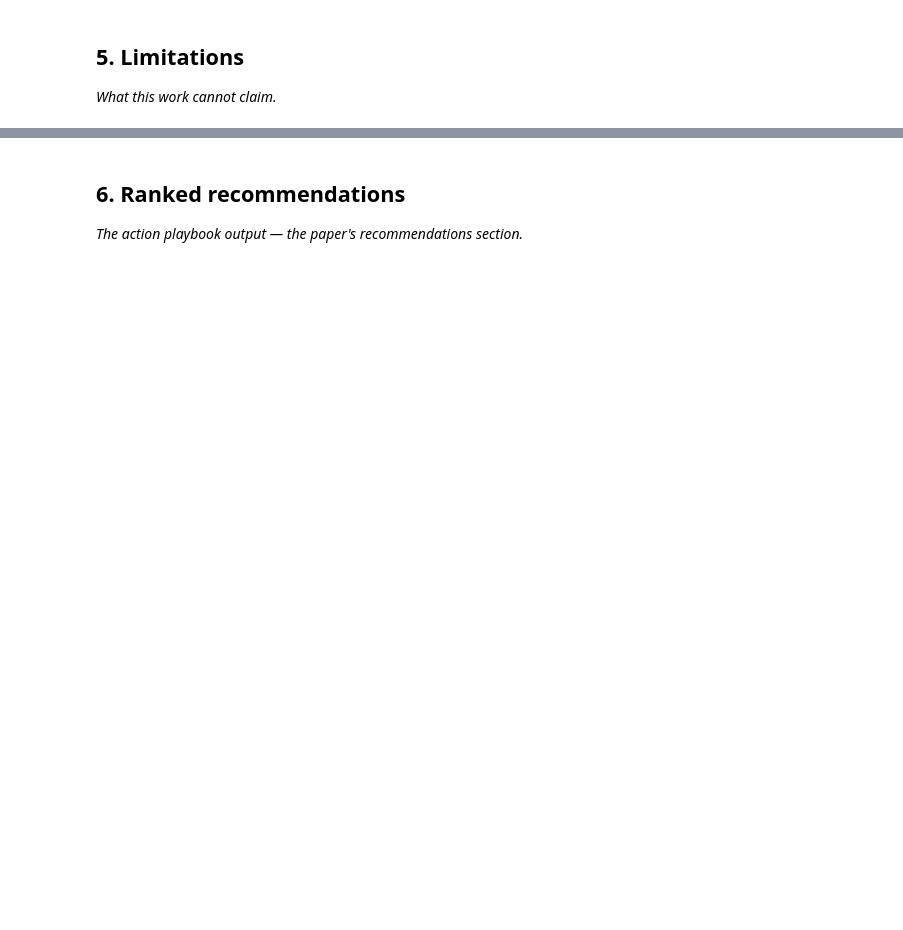
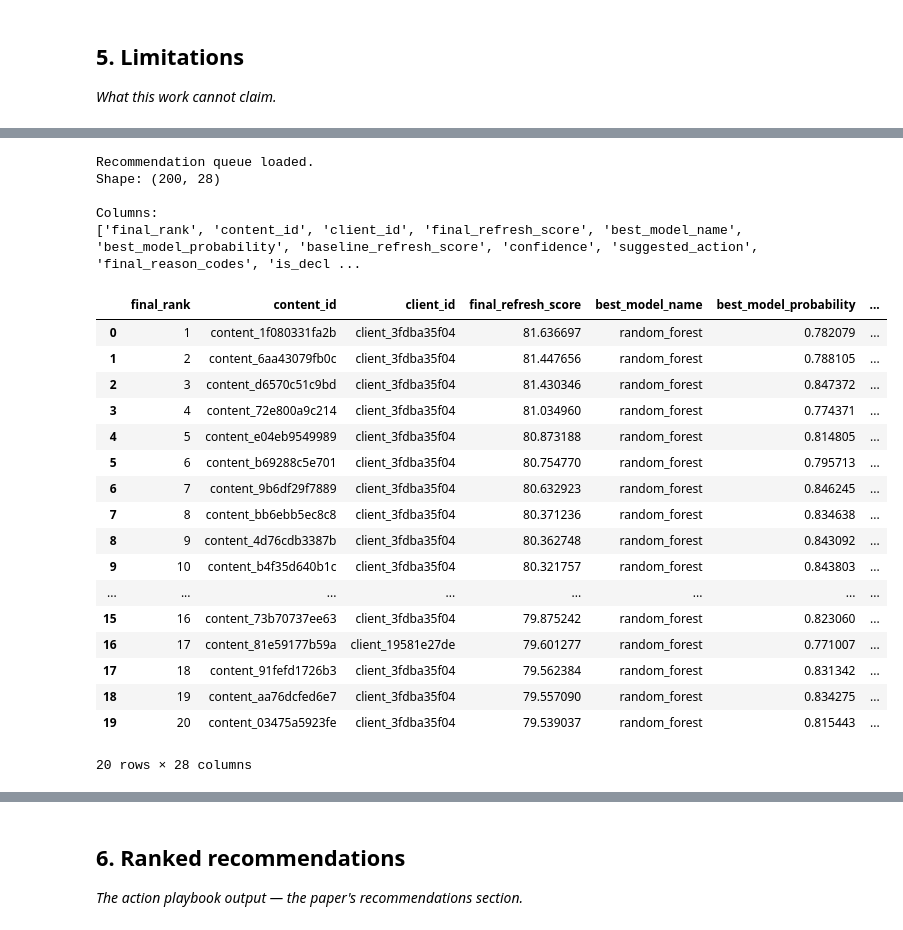
Before and after one commit to krihna7/flyrank-ML-internship, a Jupyter notebook: work/notebooks/capstone.ipynb, the cells around one changed output, grey strips where cells are left out. Cells and saved outputs as stored; diff of their text form; code cells hidden in the pictures; blank space fills up the shorter version.

```diff
--- a/work/notebooks/capstone.ipynb
+++ b/work/notebooks/capstone.ipynb
@@ -28,0 +367,45 @@ This skeleton is yours to fill. Work the sections **in order** — each one has
+# %%
+# Section 6 — Load Ranked Recommendation Queue
+
+from pathlib import Path
+import pandas as pd
+
+QUEUE_PATH = Path(
+    "/content/flyrank-ML-internship/outputs/refresh_queue_sample.csv"
+)
+
+refresh_queue = pd.read_csv(QUEUE_PATH)
+
+print("Recommendation queue loaded.")
+print("Shape:", refresh_queue.shape)
+
+print("\nColumns:")
+print(refresh_queue.columns.tolist())
+
+# Show the highest-ranked recommendations
+
+display(refresh_queue.head(20))
+# %% [output]
+Recommendation queue loaded.
+Shape: (200, 28)
+
+Columns:
+['final_rank', 'content_id', 'client_id', 'final_refresh_score', 'best_model_name', 'best_model_probability', 'baseline_refresh_score', 'confidence', 'suggested_action', 'final_reason_codes', 'is_decl ...
+|  | final_rank | content_id | client_id | final_refresh_score | best_model_name | best_model_probability | ... |
+| 0 | 1 | content_1f080331fa2b | client_3fdba35f04 | 81.636697 | random_forest | 0.782079 | ... |
+| 1 | 2 | content_6aa43079fb0c | client_3fdba35f04 | 81.447656 | random_forest | 0.788105 | ... |
+| 2 | 3 | content_d6570c51c9bd | client_3fdba35f04 | 81.430346 | random_forest | 0.847372 | ... |
+| 3 | 4 | content_72e800a9c214 | client_3fdba35f04 | 81.034960 | random_forest | 0.774371 | ... |
+| 4 | 5 | content_e04eb9549989 | client_3fdba35f04 | 80.873188 | random_forest | 0.814805 | ... |
+| 5 | 6 | content_b69288c5e701 | client_3fdba35f04 | 80.754770 | random_forest | 0.795713 | ... |
+| 6 | 7 | content_9b6df29f7889 | client_3fdba35f04 | 80.632923 | random_forest | 0.846245 | ... |
+| 7 | 8 | content_bb6ebb5ec8c8 | client_3fdba35f04 | 80.371236 | random_forest | 0.834638 | ... |
+| 8 | 9 | content_4d76cdb3387b | client_3fdba35f04 | 80.362748 | random_forest | 0.843092 | ... |
+| 9 | 10 | content_b4f35d640b1c | client_3fdba35f04 | 80.321757 | random_forest | 0.843803 | ... |
+| ... | ... | ... | ... | ... | ... | ... | ... |
+| 15 | 16 | content_73b70737ee63 | client_3fdba35f04 | 79.875242 | random_forest | 0.823060 | ... |
+| 16 | 17 | content_81e59177b59a | client_19581e27de | 79.601277 | random_forest | 0.771007 | ... |
+| 17 | 18 | content_91fefd1726b3 | client_3fdba35f04 | 79.562384 | random_forest | 0.831342 | ... |
+| 18 | 19 | content_aa76dcfed6e7 | client_3fdba35f04 | 79.557090 | random_forest | 0.834275 | ... |
+| 19 | 20 | content_03475a5923fe | client_3fdba35f04 | 79.539037 | random_forest | 0.815443 | ... |
+20 rows × 28 columns
```
Also changed, not shown: parts of 25 cells of this notebook.
